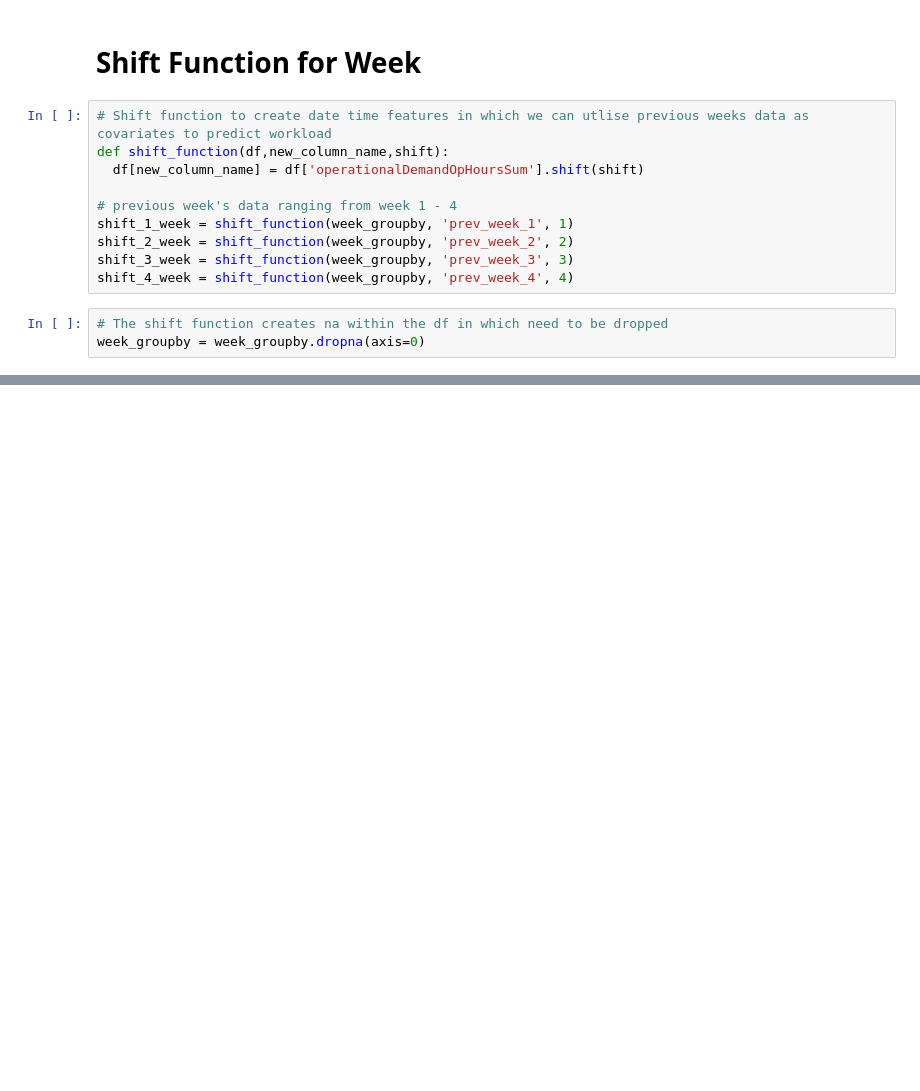
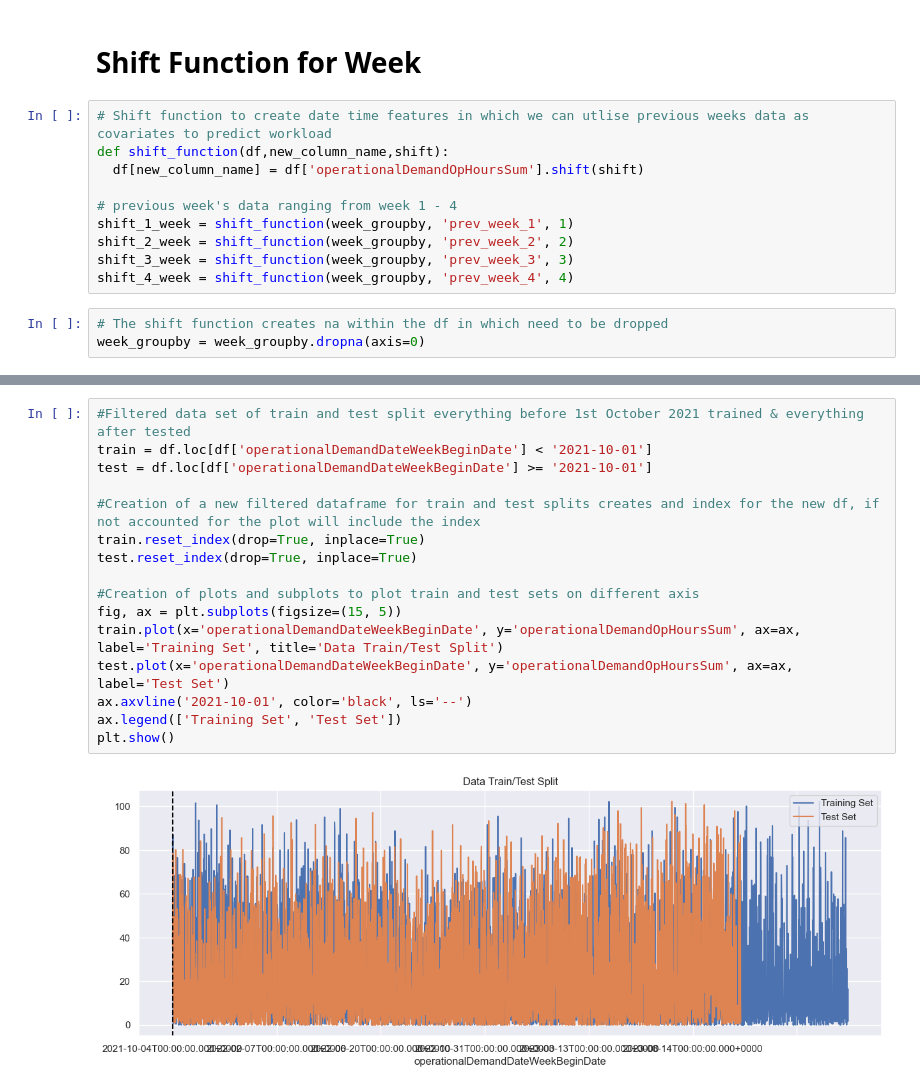
Before and after one commit to kartbart/AI-ML-Portfolio-3, a Jupyter notebook: Software Portfolio 3.ipynb, the cells around one changed output, grey strips where cells are left out. Drawn from its saved outputs; the diff is of its cells as text; blank space fills up the shorter version.

```diff
--- a/Software Portfolio 3.ipynb
+++ b/Software Portfolio 3.ipynb
@@ -198,0 +257,18 @@ week_groupby = week_groupby.dropna(axis=0)
+# %%
+#Filtered data set of train and test split everything before 1st October 2021 trained & everything after tested
+train = df.loc[df['operationalDemandDateWeekBeginDate'] < '2021-10-01']
+test = df.loc[df['operationalDemandDateWeekBeginDate'] >= '2021-10-01']
+
+#Creation of a new filtered dataframe for train and test splits creates and index for the new df, if not accounted for the plot will include the index
+train.reset_index(drop=True, inplace=True)
+test.reset_index(drop=True, inplace=True)
+
+#Creation of plots and subplots to plot train and test sets on different axis
+fig, ax = plt.subplots(figsize=(15, 5))
+train.plot(x='operationalDemandDateWeekBeginDate', y='operationalDemandOpHoursSum', ax=ax, label='Training Set', title='Data Train/Test Split')
+test.plot(x='operationalDemandDateWeekBeginDate', y='operationalDemandOpHoursSum', ax=ax, label='Test Set')
+ax.axvline('2021-10-01', color='black', ls='--')
+ax.legend(['Training Set', 'Test Set'])
+plt.show()
+# %% [output]
+[figure, added]
```
Also changed, not shown: parts of 8 cells of this notebook.
